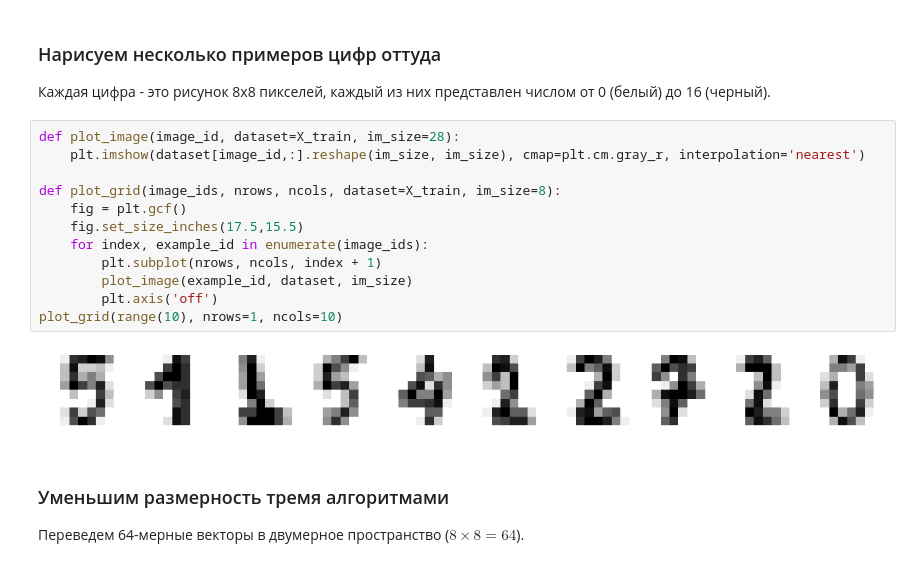
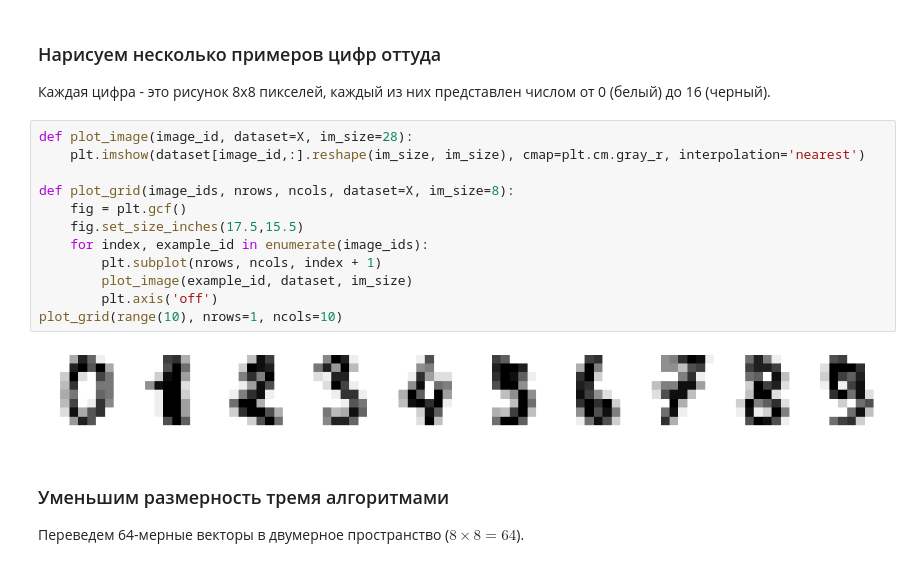
Before and after one commit to andrewgark/universum-ml, a Jupyter notebook: dim_reduction/dim_reduction.ipynb, the cells around one changed output. Drawn from its saved outputs; the diff is of its cells as text.

```diff
--- a/dim_reduction/dim_reduction.ipynb
+++ b/dim_reduction/dim_reduction.ipynb
@@ -29,19 +29,19 @@ X, y = load_digits(return_X_y=True)
 ### Нарисуем несколько примеров цифр оттуда
 Каждая цифра - это рисунок 8x8 пикселей, каждый из них представлен числом от 0 (белый) до 16 (черный).
 # %%
-def plot_image(image_id, dataset=X_train, im_size=28):
+def plot_image(image_id, dataset=X, im_size=28):
     plt.imshow(dataset[image_id,:].reshape(im_size, im_size), cmap=plt.cm.gray_r, interpolation='nearest')
 
-def plot_grid(image_ids, nrows, ncols, dataset=X_train, im_size=8):
+def plot_grid(image_ids, nrows, ncols, dataset=X, im_size=8):
     fig = plt.gcf()
     fig.set_size_inches(17.5,15.5)
     for index, example_id in enumerate(image_ids):
         plt.subplot(nrows, ncols, index + 1)
         plot_image(example_id, dataset, im_size)
         plt.axis('off')
 plot_grid(range(10), nrows=1, ncols=10)
 # %% [output]
-[figure, old version]
+[figure, new version]
 # %% [markdown]
 ### Уменьшим размерность тремя алгоритмами
 Переведем 64-мерные векторы в двумерное пространство ($8 \times 8 = 64$).
```
Also changed, not shown: parts of 8 cells of this notebook.
